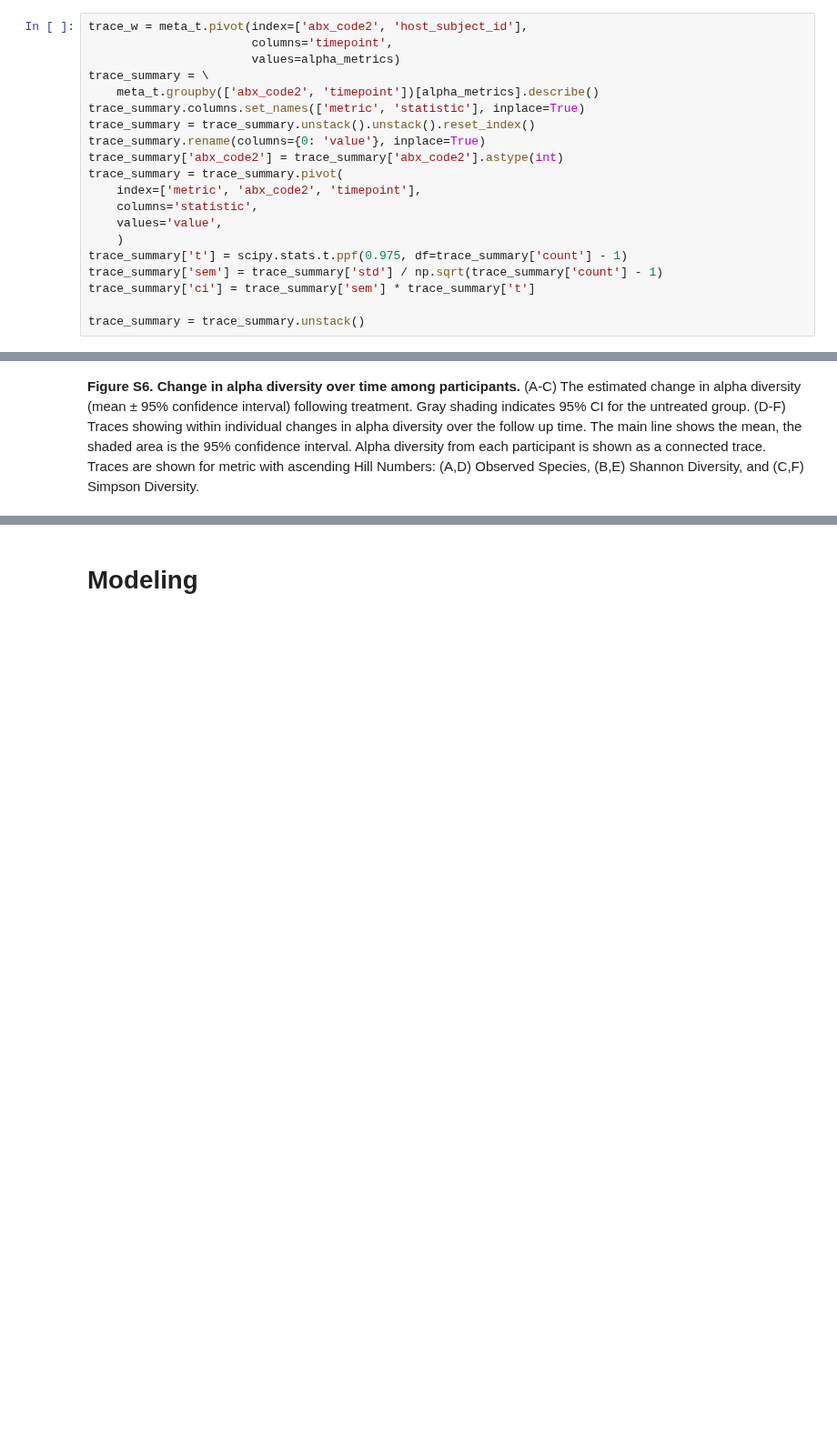
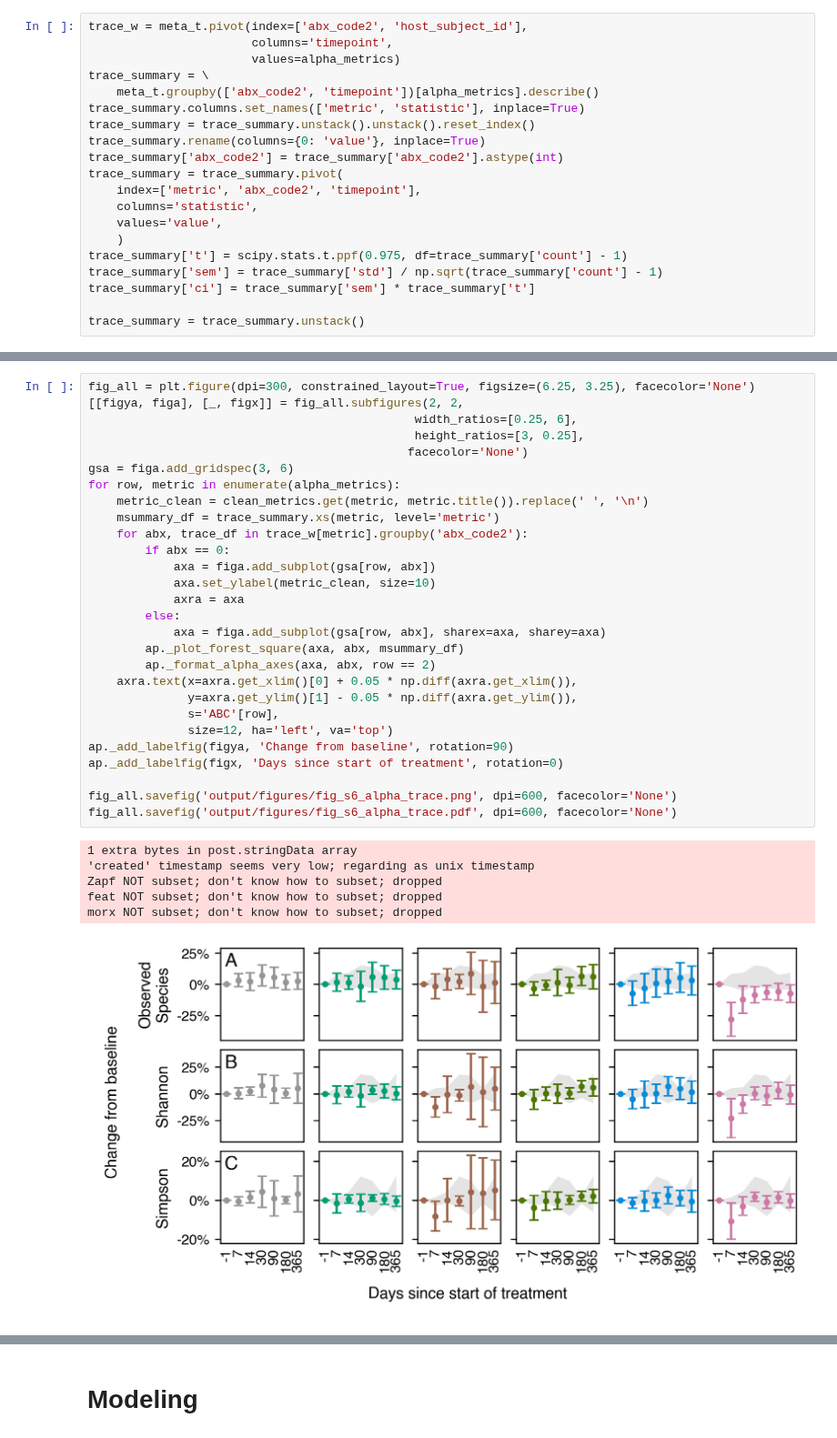
Before and after one commit to jwdebelius/antibiotic_rct_montelin, a Jupyter notebook: ipynb/H.AlphaFits.ipynb, the cells around one changed output, grey strips where cells are left out. Shown at 91% size. Saved outputs shown, nothing was run; the diff lists cells and outputs as text; blank space fills up the shorter version.

Commit message:
change in alpha diveristy

```diff
--- a/ipynb/H.AlphaFits.ipynb
+++ b/ipynb/H.AlphaFits.ipynb
@@ -306,3 +166,35 @@ sn.despine(figx, left=True, right=True, top=True, bottom=True)
-# %% [markdown]
-**Figure S6. Change in alpha diversity over time among participants.**
-(A-C) The estimated change in alpha diversity (mean ± 95% confidence interval) following treatment. Gray shading indicates 95% CI for the untreated group. (D-F) Traces showing within individual changes in alpha diversity over the follow up time. The main line shows the mean, the shaded area is the 95% confidence interval. Alpha diversity from each participant is shown as a connected trace. Traces are shown for metric with ascending Hill Numbers: (A,D) Observed Species, (B,E) Shannon Diversity, and (C,F) Simpson Diversity.
+# %%
+fig_all = plt.figure(dpi=300, constrained_layout=True, figsize=(6.25, 3.25), facecolor='None')
+[[figya, figa], [_, figx]] = fig_all.subfigures(2, 2,
+                                              width_ratios=[0.25, 6],
+                                              height_ratios=[3, 0.25],
+                                             facecolor='None')
+gsa = figa.add_gridspec(3, 6)
+for row, metric in enumerate(alpha_metrics):
+    metric_clean = clean_metrics.get(metric, metric.title()).replace(' ', '\n')
+    msummary_df = trace_summary.xs(metric, level='metric')
+    for abx, trace_df in trace_w[metric].groupby('abx_code2'):
+        if abx == 0:
+            axa = figa.add_subplot(gsa[row, abx])
+            axa.set_ylabel(metric_clean, size=10)
+            axra = axa
+        else:
+            axa = figa.add_subplot(gsa[row, abx], sharex=axa, sharey=axa)
+        ap._plot_forest_square(axa, abx, msummary_df)
+        ap._format_alpha_axes(axa, abx, row == 2)
+    axra.text(x=axra.get_xlim()[0] + 0.05 * np.diff(axra.get_xlim()),
+              y=axra.get_ylim()[1] - 0.05 * np.diff(axra.get_ylim()),
+              s='ABC'[row],
+              size=12, ha='left', va='top')
+ap._add_labelfig(figya, 'Change from baseline', rotation=90)
+ap._add_labelfig(figx, 'Days since start of treatment', rotation=0)
+
+fig_all.savefig('output/figures/fig_s6_alpha_trace.png', dpi=600, facecolor='None')
+fig_all.savefig('output/figures/fig_s6_alpha_trace.pdf', dpi=600, facecolor='None')
+# %% [output]
+1 extra bytes in post.stringData array
+'created' timestamp seems very low; regarding as unix timestamp
+Zapf NOT subset; don't know how to subset; dropped
+feat NOT subset; don't know how to subset; dropped
+morx NOT subset; don't know how to subset; dropped
+[figure, added]
```
Also changed, not shown: parts of 36 cells of this notebook, 2 other files.
